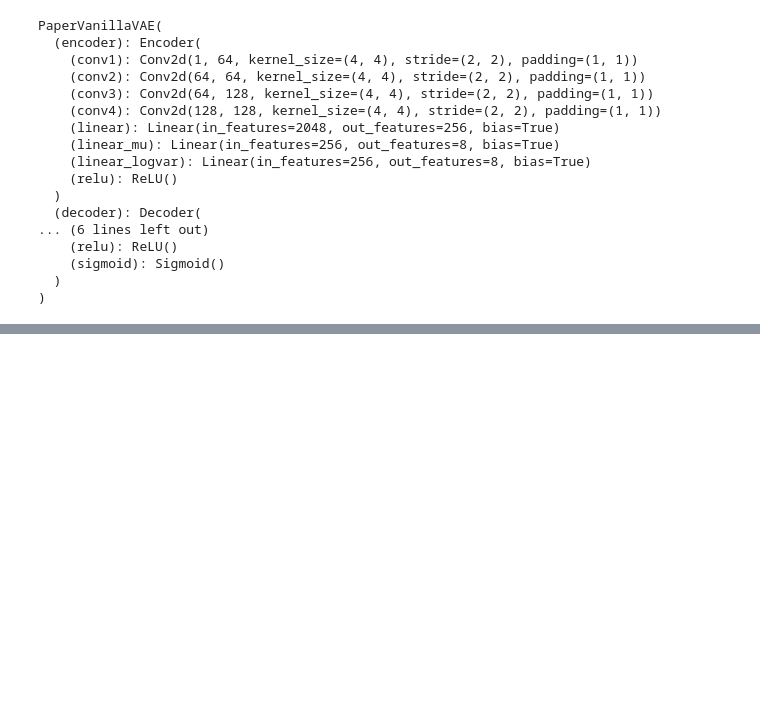
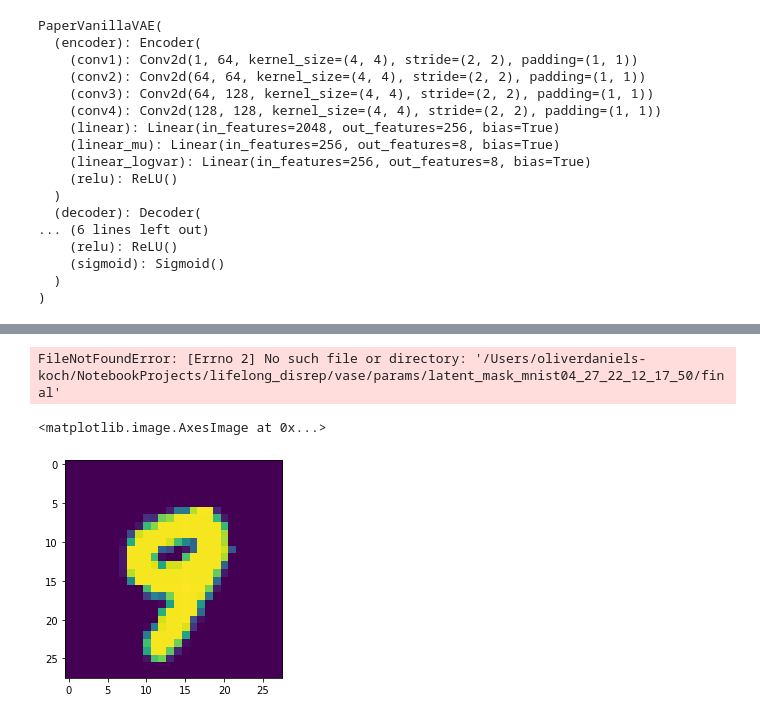
Before and after one commit to oliveradk/cult, a Jupyter notebook: 03a_core.train.ipynb, the cells around one changed output, grey strips where cells are left out. Cells and saved outputs as stored; diff of their text form; code cells hidden in the pictures; blank space fills up the shorter version.

```diff
--- a/03a_core.train.ipynb
+++ b/03a_core.train.ipynb
@@ -180,0 +251,8 @@ plt.imshow(rec_img[0].cpu().detach().numpy().squeeze())
+# %%
+if train:
+    torch.save(masked_vae.state_dict(), os.path.join(save_dir, "final"))
+state_dict = torch.load(os.path.join(save_dir, "final"), map_location=torch.device(device))
+masked_vae.load_state_dict(state_dict=state_dict)
+masked_vae.eval()
+# %% [output]
+FileNotFoundError: [Errno 2] No such file or directory: '/Users/oliverdaniels-koch/NotebookProjects/lifelong_disrep/vase/params/latent_mask_mnist04_27_22_12_17_50/final'
@@ -180,0 +262,5 @@ plt.imshow(rec_img[0].cpu().detach().numpy().squeeze())
+# %%
+plt.imshow(fashion_batch[0].detach().numpy().squeeze())
+# %% [output]
+<matplotlib.image.AxesImage at 0x...>
+[figure, added]
```
Also changed, not shown: parts of 20 cells of this notebook.
